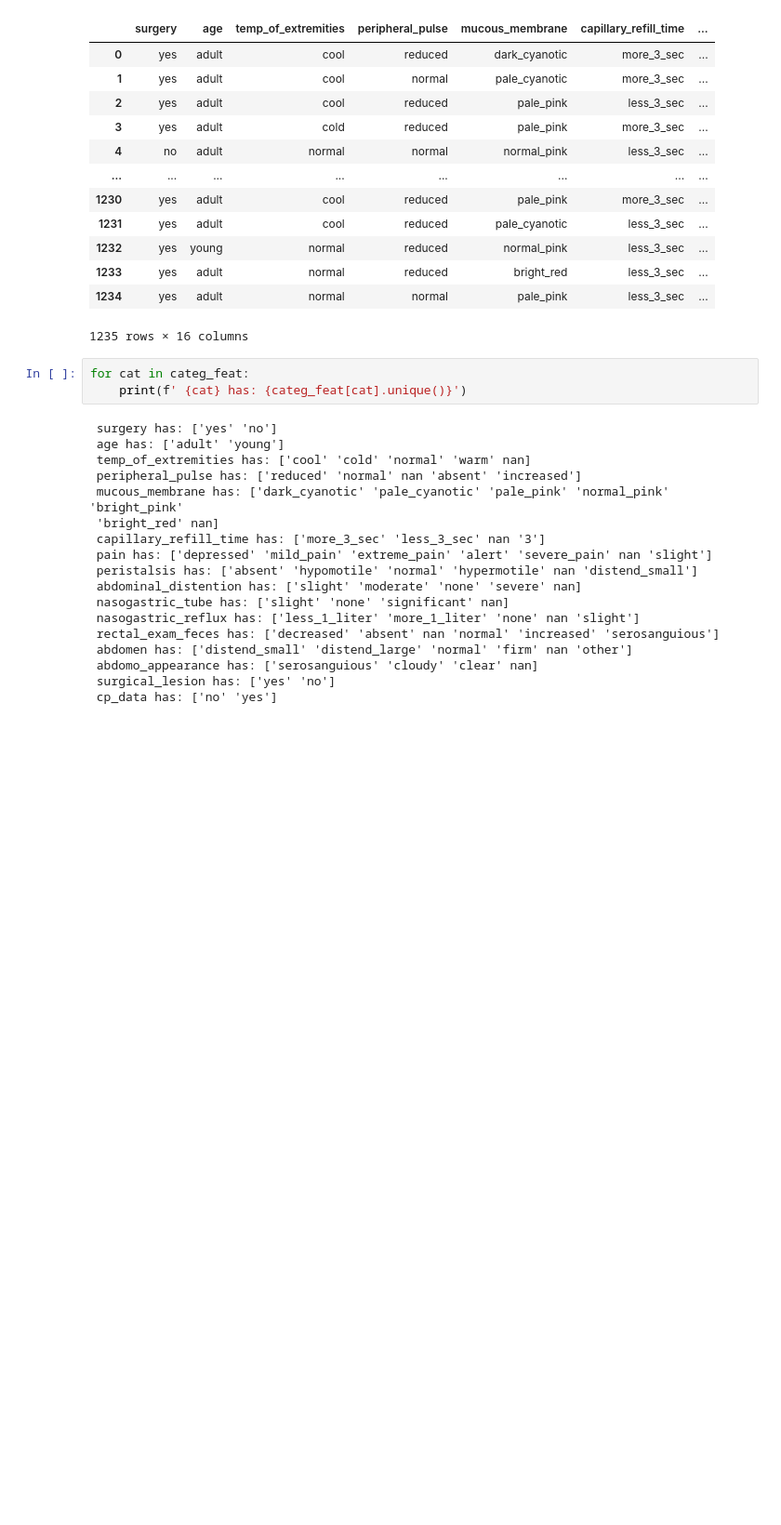
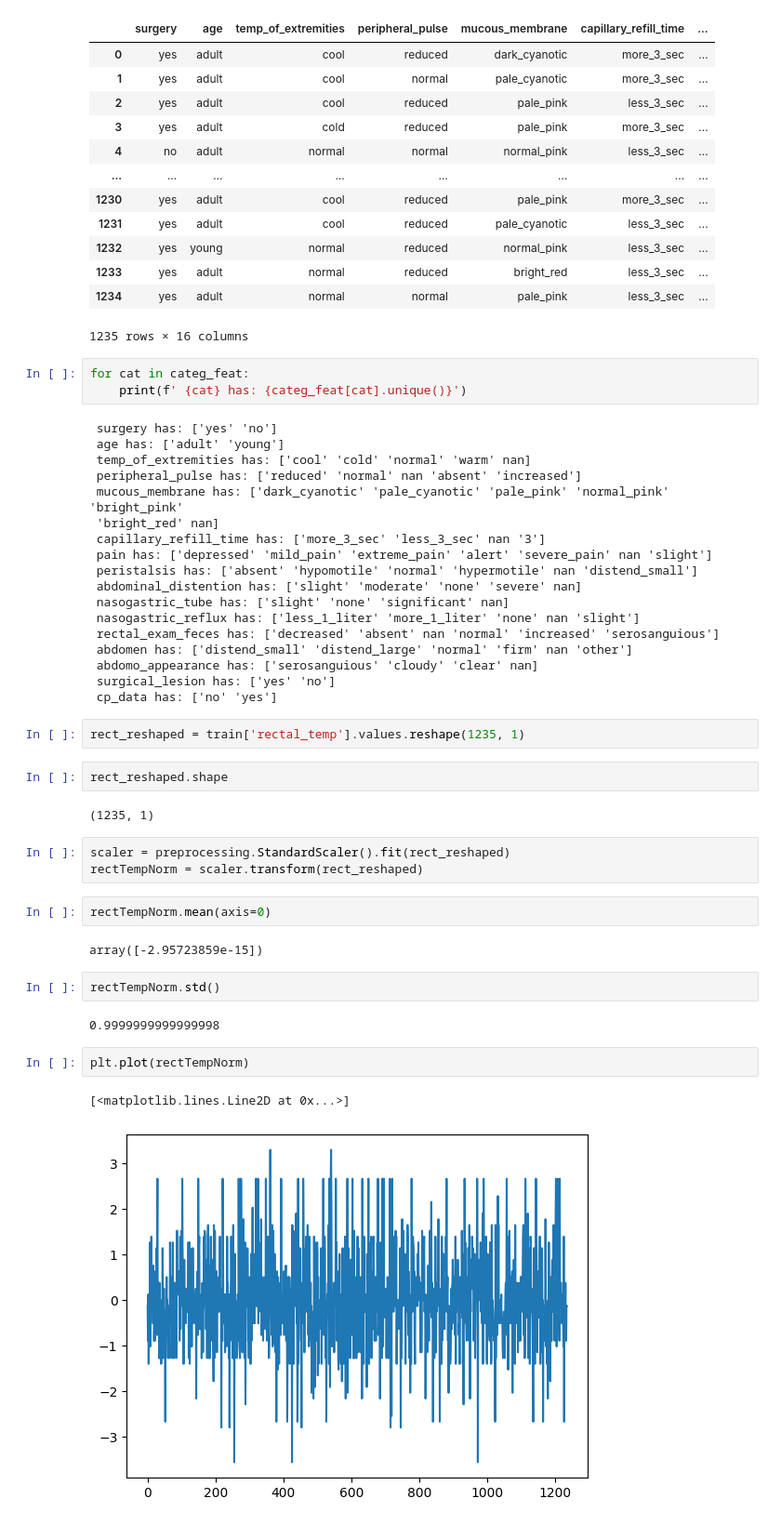
Before and after one commit to MehranZdi/horse_survival, a Jupyter notebook: horse_survival.ipynb, the cells around one changed output. Shown: that part at 93% size. Cells and saved outputs as stored; diff of their text form; blank space fills up the shorter version.

```diff
--- a/horse_survival.ipynb
+++ b/horse_survival.ipynb
@@ -163,3 +156,25 @@ for cat in categ_feat:
  abdomo_appearance has: ['serosanguious' 'cloudy' 'clear' nan]
  surgical_lesion has: ['yes' 'no']
  cp_data has: ['no' 'yes']
+# %%
+rect_reshaped = train['rectal_temp'].values.reshape(1235, 1)
+# %%
+rect_reshaped.shape
+# %% [output]
+(1235, 1)
+# %%
+scaler = preprocessing.StandardScaler().fit(rect_reshaped)
+rectTempNorm = scaler.transform(rect_reshaped)
+# %%
+rectTempNorm.mean(axis=0)
+# %% [output]
+array([-2.95723859e-15])
+# %%
+rectTempNorm.std()
+# %% [output]
+0.9999999999999998
+# %%
+plt.plot(rectTempNorm)
+# %% [output]
+[<matplotlib.lines.Line2D at 0x...>]
+[figure, added]
```
Also changed, not shown: parts of 4 cells of this notebook.
